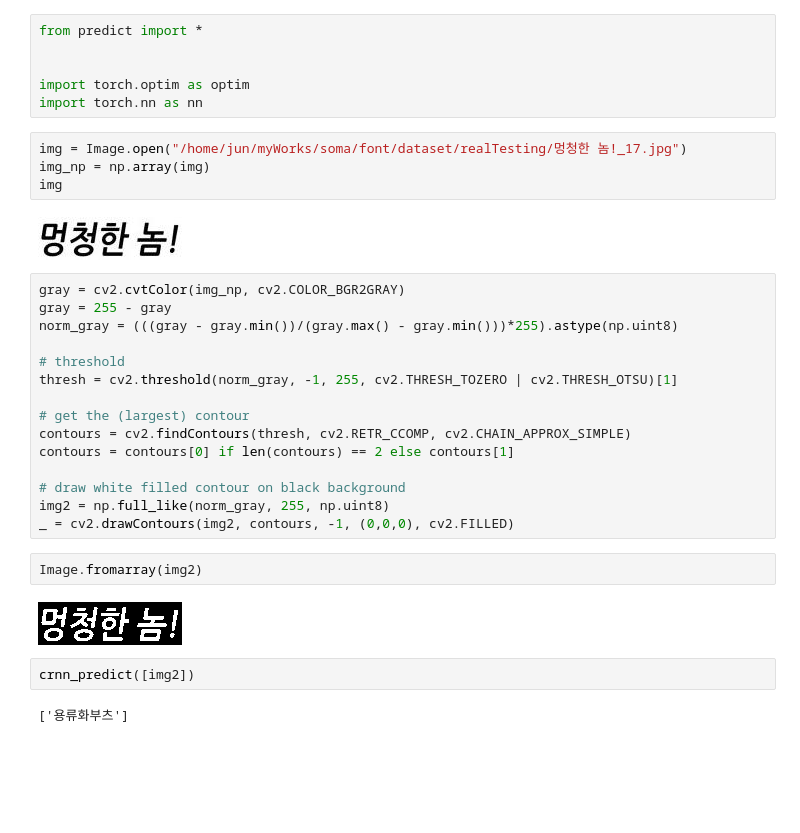
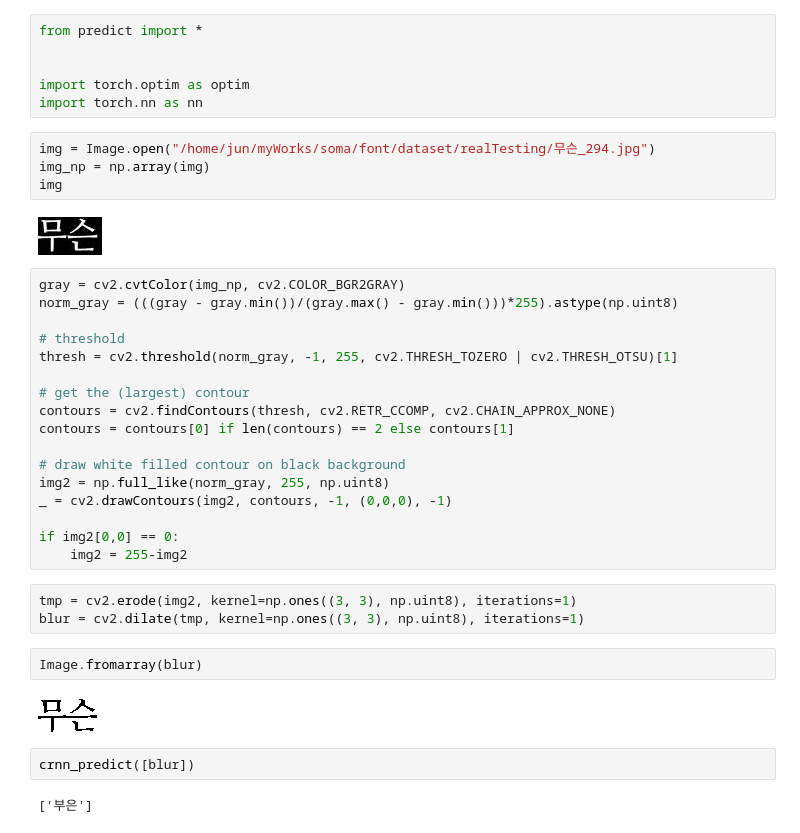
Before and after one commit to YMGYM/ocr_practice, a Jupyter notebook: image_edit.ipynb, the cells around one changed output. Cells and saved outputs as stored; diff of their text form; blank space fills up the shorter version.

```diff
--- a/image_edit.ipynb
+++ b/image_edit.ipynb
@@ -14,31 +14,36 @@ from predict import *
 import torch.optim as optim
 import torch.nn as nn
 # %%
-img = Image.open("/home/jun/myWorks/soma/font/dataset/realTesting/멍청한 놈!_17.jpg")
+img = Image.open("/home/jun/myWorks/soma/font/dataset/realTesting/무슨_294.jpg")
 img_np = np.array(img)
 img
 # %% [output]
-[figure, old version]
+[figure, new version]
 # %%
 gray = cv2.cvtColor(img_np, cv2.COLOR_BGR2GRAY)
-gray = 255 - gray
 norm_gray = (((gray - gray.min())/(gray.max() - gray.min()))*255).astype(np.uint8)
 
 # threshold
 thresh = cv2.threshold(norm_gray, -1, 255, cv2.THRESH_TOZERO | cv2.THRESH_OTSU)[1]
 
 # get the (largest) contour
-contours = cv2.findContours(thresh, cv2.RETR_CCOMP, cv2.CHAIN_APPROX_SIMPLE)
+contours = cv2.findContours(thresh, cv2.RETR_CCOMP, cv2.CHAIN_APPROX_NONE)
 contours = contours[0] if len(contours) == 2 else contours[1]
 
 # draw white filled contour on black background
 img2 = np.full_like(norm_gray, 255, np.uint8)
-_ = cv2.drawContours(img2, contours, -1, (0,0,0), cv2.FILLED)
+_ = cv2.drawContours(img2, contours, -1, (0,0,0), -1)
+
+if img2[0,0] == 0:
+    img2 = 255-img2
+# %%
+tmp = cv2.erode(img2, kernel=np.ones((3, 3), np.uint8), iterations=1)
+blur = cv2.dilate(tmp, kernel=np.ones((3, 3), np.uint8), iterations=1)
 # %%
-Image.fromarray(img2)
+Image.fromarray(blur)
 # %% [output]
-[figure, old version]
+[figure, new version]
 # %%
-crnn_predict([img2])
+crnn_predict([blur])
 # %% [output]
-['용류화부츠']
+['부은']
```
Also changed, not shown: 3 other files.
